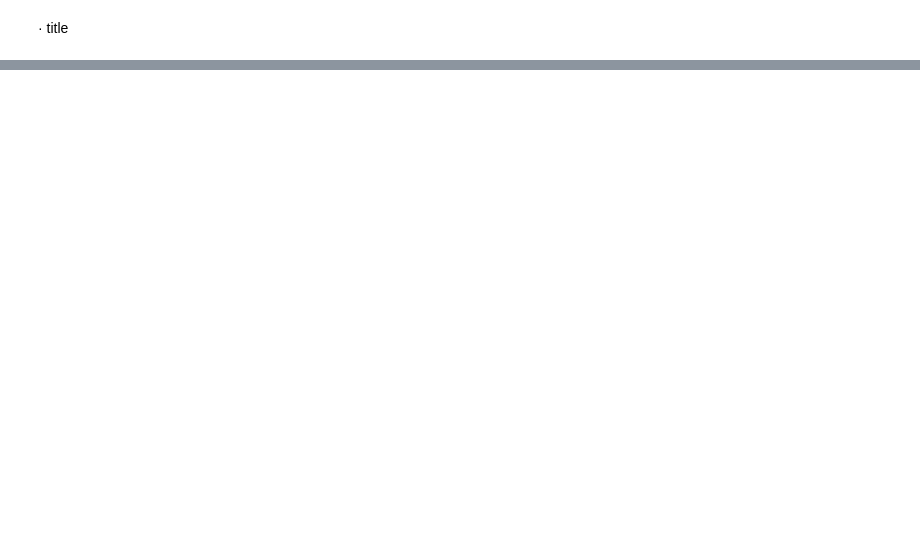
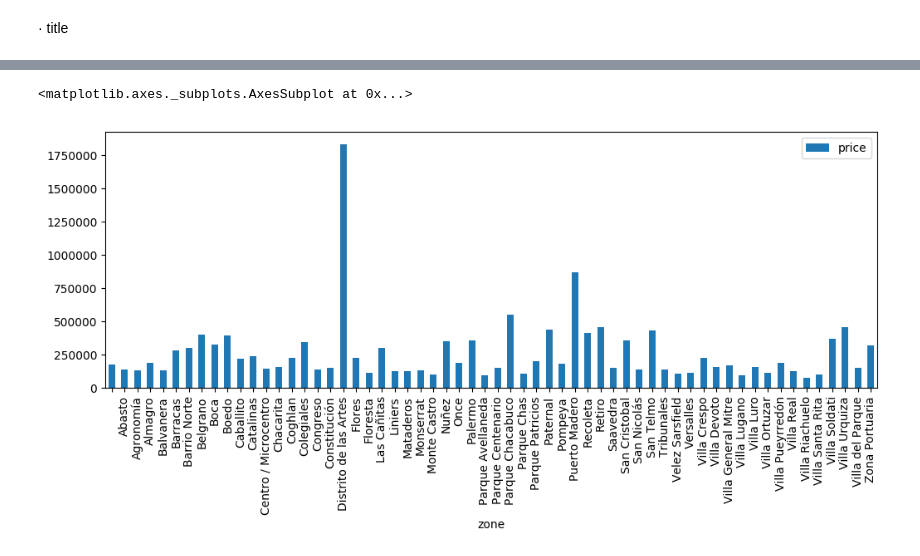
Before and after one commit to BraianVicente/properati_argentina, a Jupyter notebook: src/initial_analitic.ipynb, the cells around one changed output, grey strips where cells are left out. Saved outputs shown, nothing was run; the diff lists cells and outputs as text; code cells hidden in the pictures; blank space fills up the shorter version.

```diff
--- a/src/initial_analitic.ipynb
+++ b/src/initial_analitic.ipynb
@@ -168,0 +281,9 @@ sell.plot(kind='scatter',x='price',y='price_per_m2')aa
+# %%
+sell_properati[(sell_properati['property_type'] == 'apartment') & \
+              ((sell_properati['year']  == 2016) | (sell_properati['year']  == 2017)) & \
+               (sell_properati['province'] == 'Capital Federal')
+
+              ].groupby('zone')[['price']].mean().plot(kind='bar')
+# %% [output]
+<matplotlib.axes._subplots.AxesSubplot at 0x...>
+[figure, added]
```
Also changed, not shown: parts of 90 cells of this notebook.
